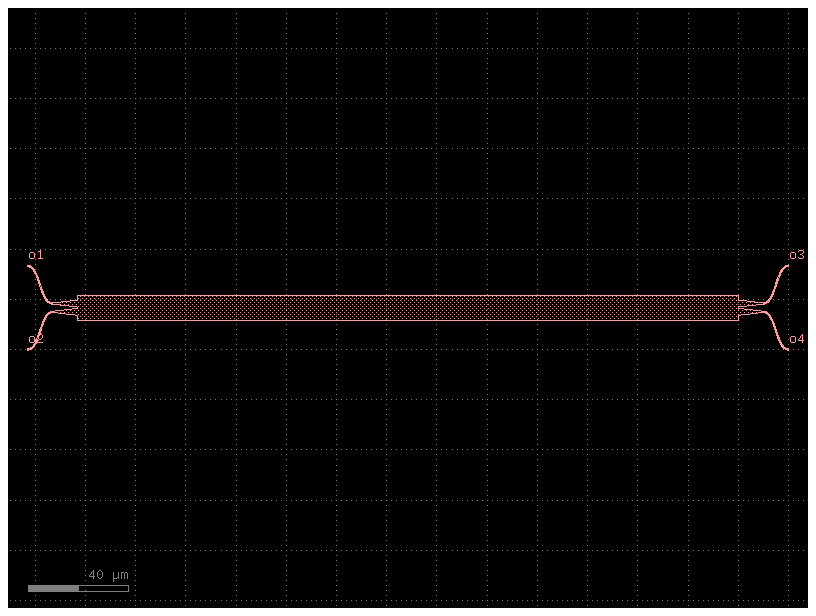
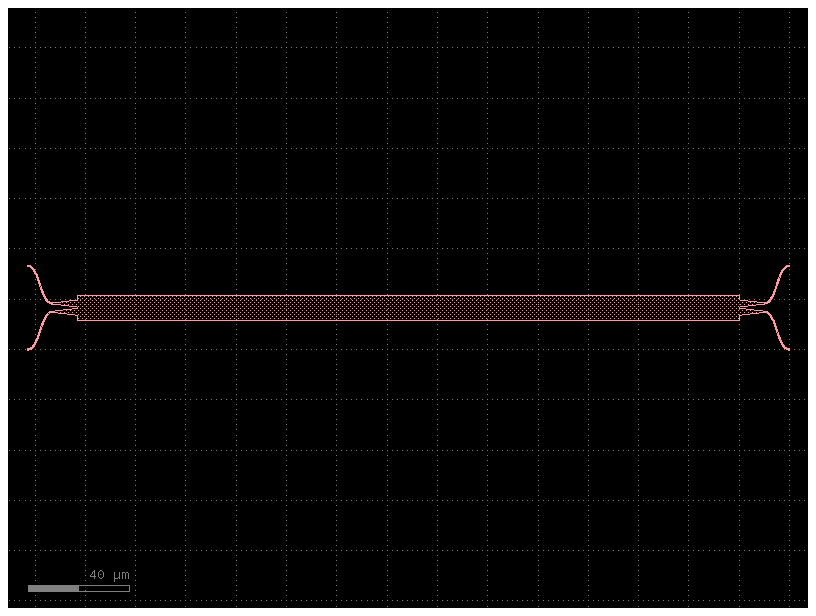
The change to this notebook cell's code, shown as a diff; its figure went from the first image to the second:
--- before
+++ after
@@ -1,4 +1,4 @@
 
-prueba = cells.mmi_2x2_test()
-prueba.plot()
+test= cells.mmi_2x2_test()
+test.plot()
 

Commit: -